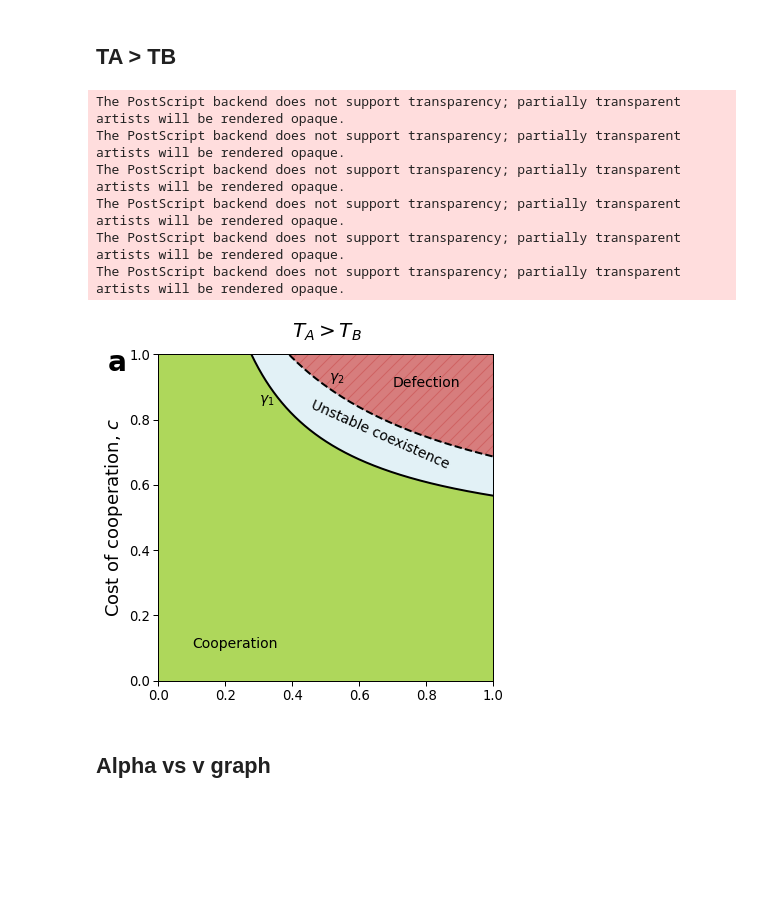
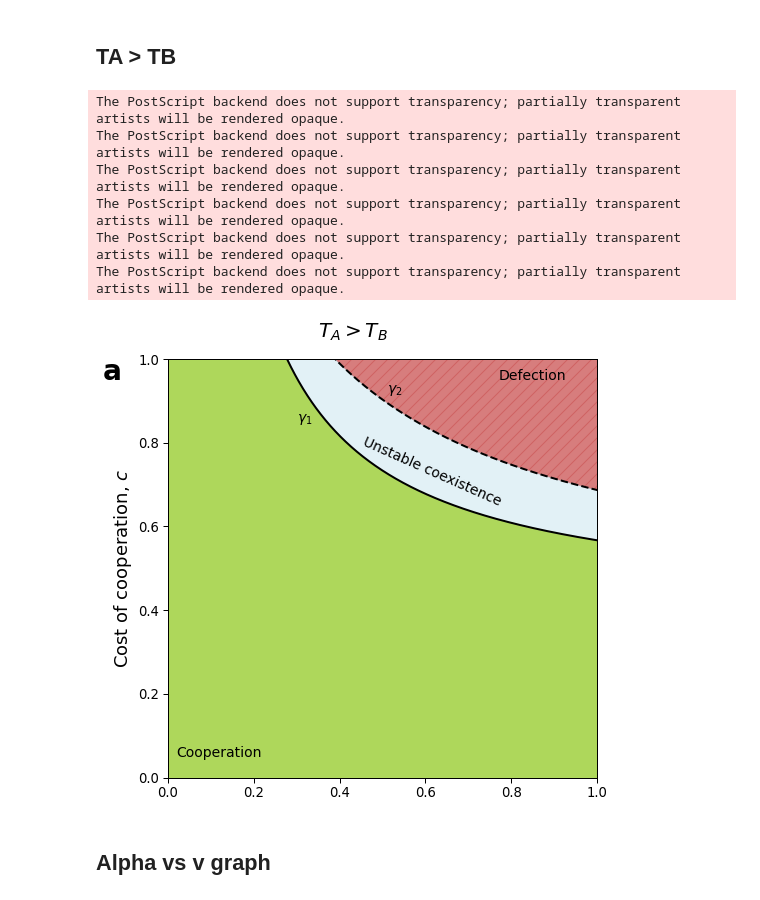
Before and after one commit to yoavram-lab/CulturalCooperation, a Jupyter notebook: ms/figures.ipynb, the cells around one changed output. Cells and saved outputs as stored; diff of their text form; code cells hidden in the pictures; blank space fills up the shorter version.

```diff
--- a/ms/figures.ipynb
+++ b/ms/figures.ipynb
@@ -351,7 +351,7 @@ pstar = β3 / β1
 pstar = np.ma.masked_greater(pstar, 1)
 pstar = np.ma.masked_less(pstar, 0)
 # %%
-fig, ax = plt.subplots(figsize=(6, 6))
+fig, ax = plt.subplots(figsize=(7.7, 7.7))
 
 ax.plot(v, γ1, '-k', lw=2)
 # γ2>1 when v<vhat for these parameter values
@@ -360,37 +360,37 @@ ax.plot(v[v>vhat], γ2[v>vhat], '--k', lw=2)
 ## ii. c<γ1
 ax.fill_between(v, γ1, color='yellowgreen', alpha=0.8)
 
 ## v. c > γ2
 ax.fill_between(v, 1, γ2, color='indianred', hatch="//", alpha=0.8)
 
 ## viii. γ1 < c < γ2
 ax.fill_between(v, γ1, γ2, color='lightblue', alpha=0.35)
 
 ax.set(
     #xlabel='Vertical transmission rate, $v$',
     ylim=(0, 1),
     xlim=(0, 1)
 )
 ax.set_ylabel(ylabel='Cost of cooperation, $c$', fontsize=18)
 
-ax.text(0.1, 0.1, r'Cooperation', fontdict=fontdict)
-ax.text(0.7, 0.9, r'Defection', fontdict=fontdict)
+ax.text(0.02, 0.05, r'Cooperation', fontdict=fontdict)
+ax.text(0.77, 0.95, r'Defection', fontdict=fontdict)
 ax.text(0.45, 0.65, r'Unstable coexistence', fontdict=fontdict, rotation = -24)
 ax.text(0.3, 0.85, r'$\gamma_1$', fontdict=fontdict)
 ax.text(0.51, 0.92, r'$\gamma_2$', fontdict=fontdict)
 ax.text(-0.15, 0.95, 'a', fontdict=dict(fontsize=28, weight='bold'))
-ax.text(0.4, 1.05, r'$T_A>T_B$', fontdict=dict(fontsize=20))
+ax.text(0.35, 1.05, r'$T_A>T_B$', fontdict=dict(fontsize=20))
 
 fig.savefig('Figures/Result3_TA_TB.pdf')
 fig.savefig('Figures/Result3_TA_TB.eps')
 # %% [output]
 The PostScript backend does not support transparency; partially transparent artists will be rendered opaque.
 The PostScript backend does not support transparency; partially transparent artists will be rendered opaque.
 The PostScript backend does not support transparency; partially transparent artists will be rendered opaque.
 The PostScript backend does not support transparency; partially transparent artists will be rendered opaque.
 The PostScript backend does not support transparency; partially transparent artists will be rendered opaque.
 The PostScript backend does not support transparency; partially transparent artists will be rendered opaque.
-[figure, old version]
+[figure, new version]
 # %% [markdown]
 ## Alpha vs v graph
 # %% [markdown]
```
Also changed, not shown: parts of 7 cells of this notebook, 17 other files.
